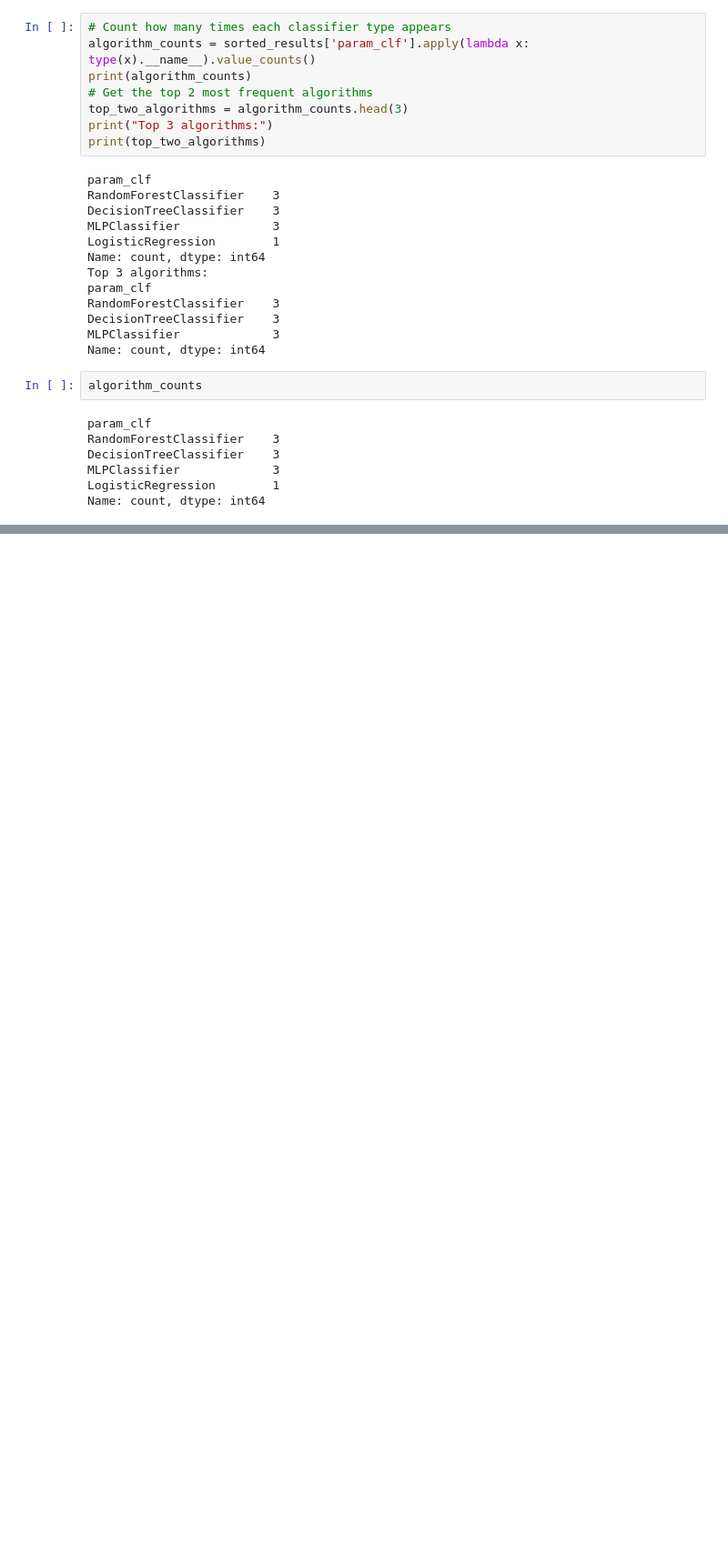
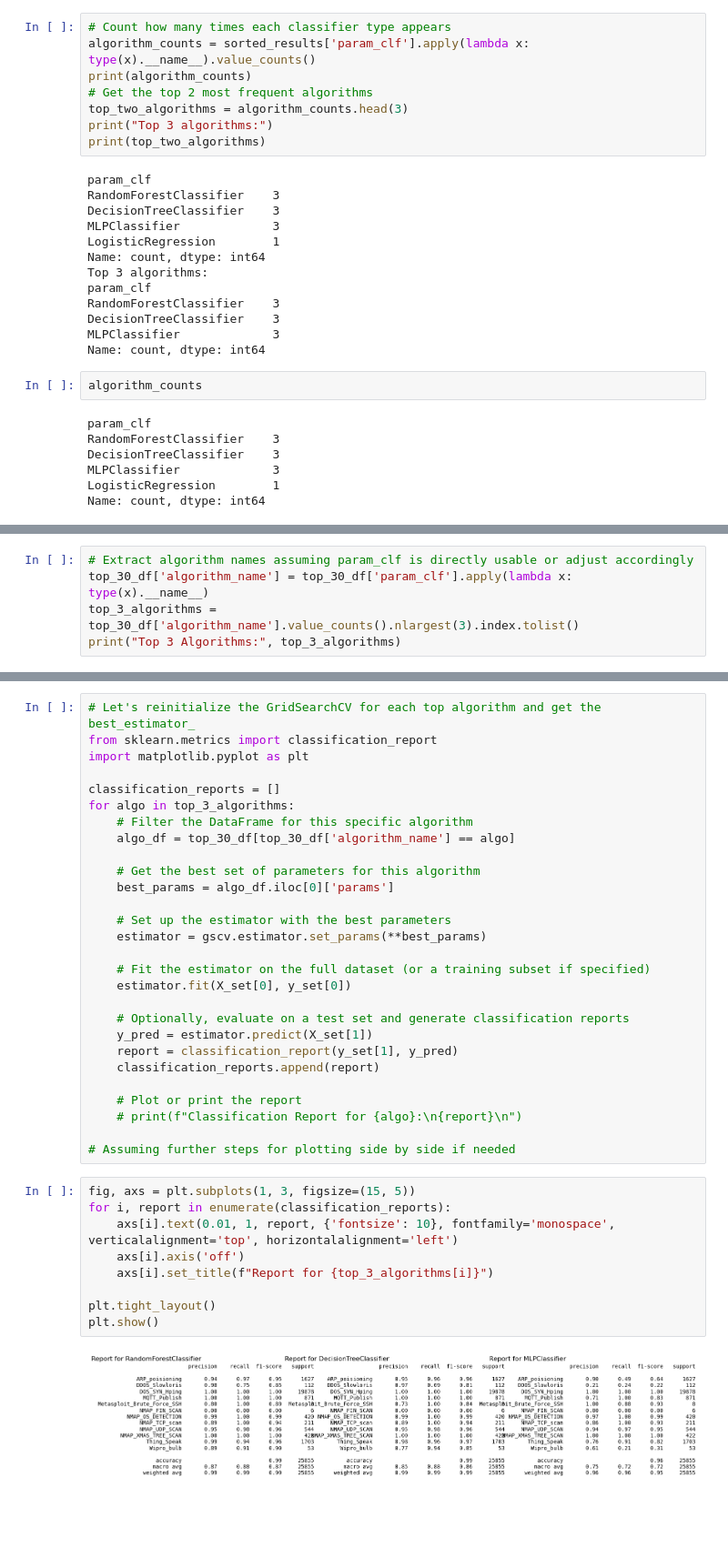
Before and after one commit to Michael-Nelson361/RT-IOT2022, a Jupyter notebook: model.ipynb, the cells around one changed output, grey strips where cells are left out. Shown at 91% size. Drawn from its saved outputs; the diff is of its cells as text; blank space fills up the shorter version.

```diff
--- a/model.ipynb
+++ b/model.ipynb
@@ -1043,0 +1088,5 @@ results
+# %%
+# Extract algorithm names assuming param_clf is directly usable or adjust accordingly
+top_30_df['algorithm_name'] = top_30_df['param_clf'].apply(lambda x: type(x).__name__)
+top_3_algorithms = top_30_df['algorithm_name'].value_counts().nlargest(3).index.tolist()
+print("Top 3 Algorithms:", top_3_algorithms)
@@ -1043,0 +1100,39 @@ results
+# %%
+# Let's reinitialize the GridSearchCV for each top algorithm and get the best_estimator_
+from sklearn.metrics import classification_report
+import matplotlib.pyplot as plt
+
+classification_reports = []
+for algo in top_3_algorithms:
+    # Filter the DataFrame for this specific algorithm
+    algo_df = top_30_df[top_30_df['algorithm_name'] == algo]
+
+    # Get the best set of parameters for this algorithm
+    best_params = algo_df.iloc[0]['params']
+
+    # Set up the estimator with the best parameters
+    estimator = gscv.estimator.set_params(**best_params)
+
+    # Fit the estimator on the full dataset (or a training subset if specified)
+    estimator.fit(X_set[0], y_set[0])
+
+    # Optionally, evaluate on a test set and generate classification reports
+    y_pred = estimator.predict(X_set[1])
+    report = classification_report(y_set[1], y_pred)
+    classification_reports.append(report)
+
+    # Plot or print the report
+    # print(f"Classification Report for {algo}:\n{report}\n")
+
+# Assuming further steps for plotting side by side if needed
+# %%
+fig, axs = plt.subplots(1, 3, figsize=(15, 5))
+for i, report in enumerate(classification_reports):
+    axs[i].text(0.01, 1, report, {'fontsize': 10}, fontfamily='monospace', verticalalignment='top', horizontalalignment='left')
+    axs[i].axis('off')
+    axs[i].set_title(f"Report for {top_3_algorithms[i]}")
+
+plt.tight_layout()
+plt.show()
+# %% [output]
+[figure, added]
```
Also changed, not shown: parts of 21 cells of this notebook, 1 other file.
